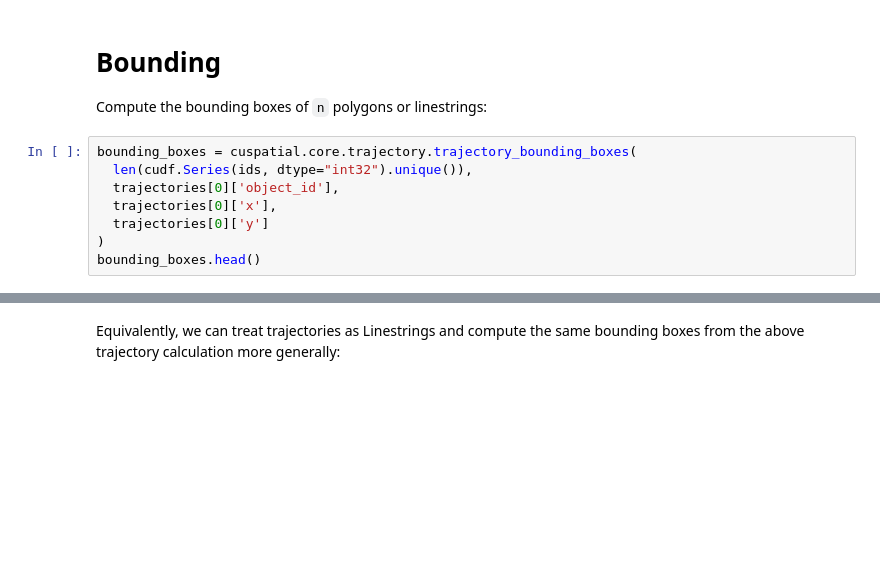
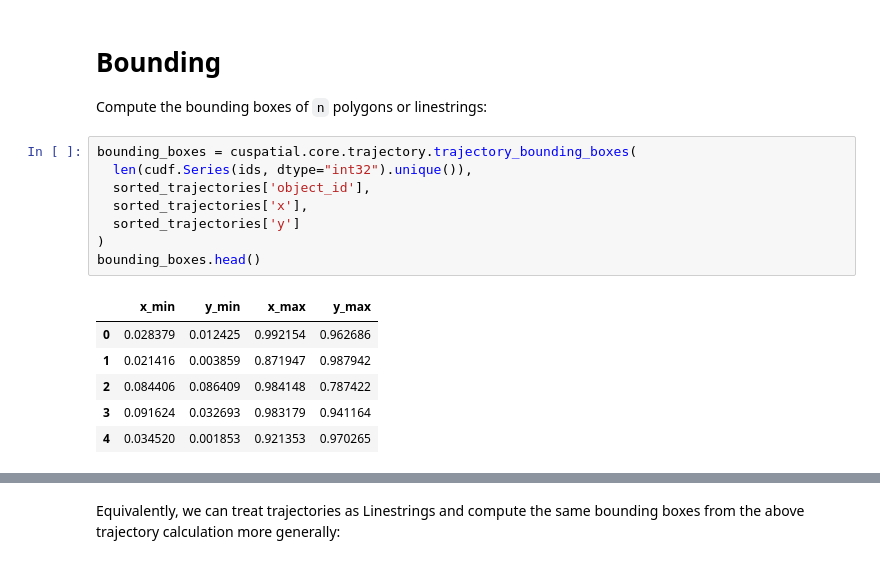
Before and after one commit to rapidsai/cuspatial, a Jupyter notebook: docs/source/user_guide/users.ipynb, the cells around one changed output, grey strips where cells are left out. Cells and saved outputs as stored; diff of their text form; blank space fills up the shorter version.

```diff
--- a/docs/source/user_guide/users.ipynb
+++ b/docs/source/user_guide/users.ipynb
@@ -218,11 +288,18 @@ Compute the bounding boxes of `n` polygons or linestrings:
 # %%
 bounding_boxes = cuspatial.core.trajectory.trajectory_bounding_boxes(
   len(cudf.Series(ids, dtype="int32").unique()),
-  trajectories[0]['object_id'],
-  trajectories[0]['x'],
-  trajectories[0]['y']
+  sorted_trajectories['object_id'],
+  sorted_trajectories['x'],
+  sorted_trajectories['y']
 )
 bounding_boxes.head()
+# %% [output]
+|  | x_min | y_min | x_max | y_max |
+| 0 | 0.028379 | 0.012425 | 0.992154 | 0.962686 |
+| 1 | 0.021416 | 0.003859 | 0.871947 | 0.987942 |
+| 2 | 0.084406 | 0.086409 | 0.984148 | 0.787422 |
+| 3 | 0.091624 | 0.032693 | 0.983179 | 0.941164 |
+| 4 | 0.034520 | 0.001853 | 0.921353 | 0.970265 |
 # %%
 host_dataframe = geopandas.read_file(geopandas.datasets.get_path("naturalearth_lowres"))
 gpu_dataframe = cuspatial.from_geopandas(host_dataframe)
```
Also changed, not shown: parts of 25 cells of this notebook.
